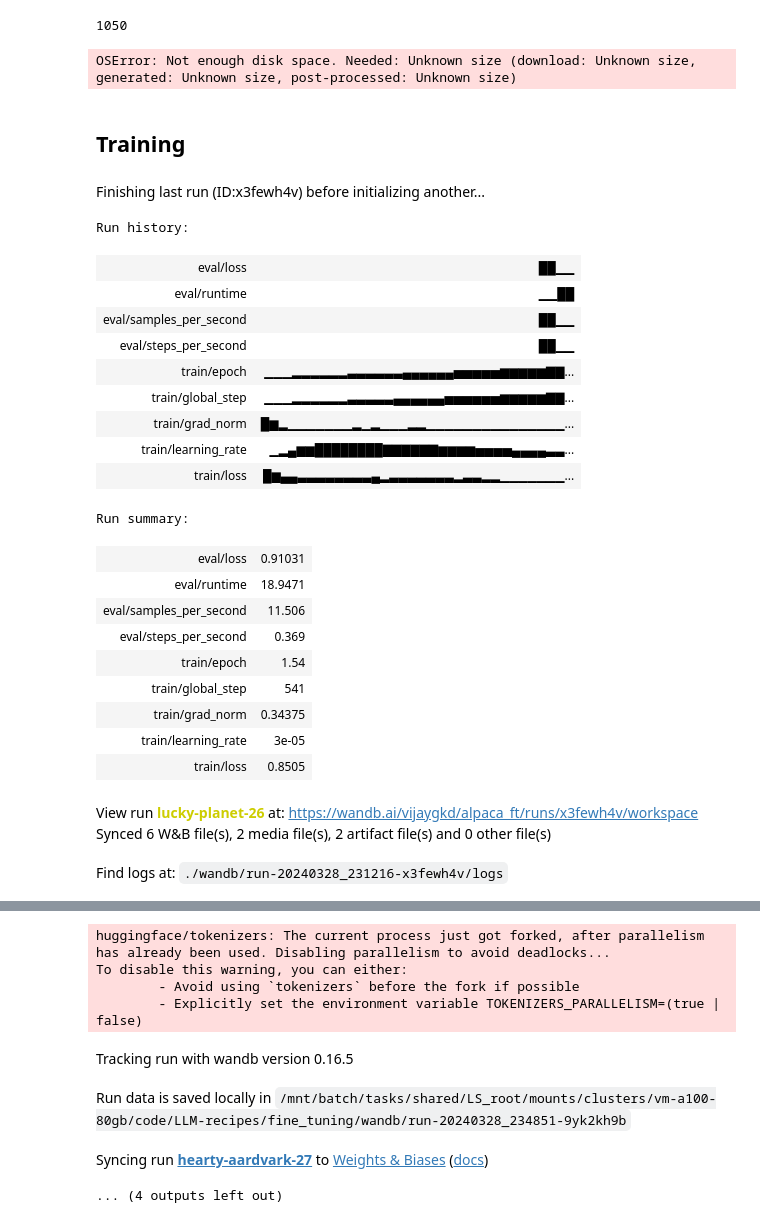
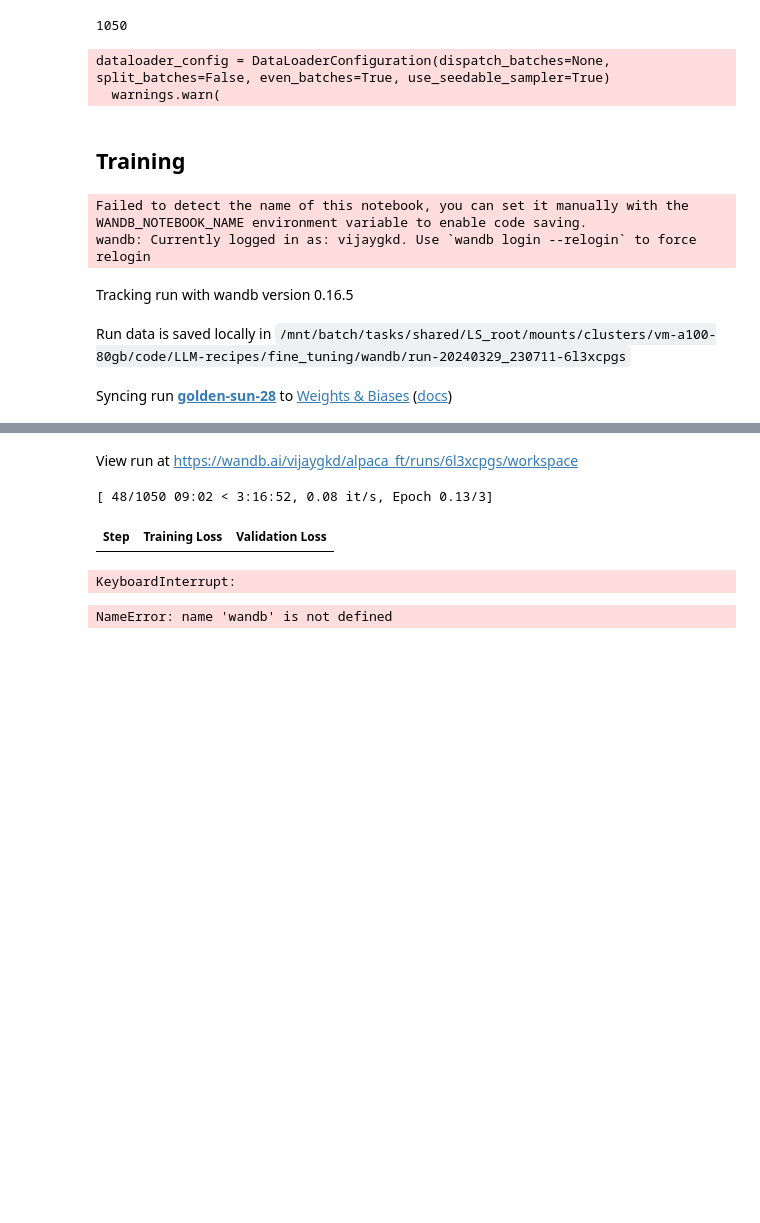
Before and after one commit to vijaygkd/LLM-recipes, a Jupyter notebook: fine_tuning/QLoRA fine tuning.ipynb, the cells around one changed output, grey strips where cells are left out. Cells and saved outputs as stored; diff of their text form; code cells hidden in the pictures; blank space fills up the shorter version.

```diff
--- a/fine_tuning/QLoRA fine tuning.ipynb
+++ b/fine_tuning/QLoRA fine tuning.ipynb
@@ -165,7 +173,7 @@ To enable them in other operations, rebuild TensorFlow with the appropriate comp
 # %%
-batch_size = 16
-gradient_accumulation_steps = 2
-epochs = 3
+batch_size = 32
+gradient_accumulation_steps = 1
+epochs = 2
 
 total_num_steps = 11_210 * epochs // (batch_size * gradient_accumulation_steps)
 print(total_num_steps)
@@ -177,15 +185,15 @@ training_args = TrainingArguments(
     output_dir=output_dir,
     per_device_train_batch_size=batch_size,
     per_device_eval_batch_size=batch_size//2,
-    bf16=False,                        # requires Ampere GPU (A100. not T4)
+    bf16=True,                        # requires Ampere GPU (A100. not T4)
     learning_rate=2e-4,
     lr_scheduler_type="cosine",
     warmup_ratio=0.1,
     # num_train_epochs=1,
     max_steps=total_num_steps,
     gradient_accumulation_steps=gradient_accumulation_steps,
-    gradient_checkpointing=True,
-    gradient_checkpointing_kwargs=dict(use_reentrant=False),
+    gradient_checkpointing=False,
+    # gradient_checkpointing_kwargs=dict(use_reentrant=False),
     evaluation_strategy="steps",
     eval_steps=total_num_steps // epochs,
     # logging strategies
@@ -209,7 +217,8 @@ trainer = SFTTrainer(
     peft_config=peft_config             # LoRA config
 )
 # %% [output]
-OSError: Not enough disk space. Needed: Unknown size (download: Unknown size, generated: Unknown size, post-processed: Unknown size)
+dataloader_config = DataLoaderConfiguration(dispatch_batches=None, split_batches=False, even_batches=True, use_seedable_sampler=True)
+  warnings.warn(
 # %%
 wandb_callback = LLMSampleCB(trainer, test_dataset, num_samples=20, max_new_tokens=256)
 
@@ -219,7 +228,7 @@ trainer.add_callback(wandb_callback)
 ## Training
 # %%
 wandb.init(project="alpaca_ft",
-           tags=["hf_sft"],
+           tags=["hf_lora"],
            job_type="train",
            config=training_args)
 
@@ -229,27 +238,8 @@ trainer.train()
 
 wandb.finish()
 # %% [output]
+Failed to detect the name of this notebook, you can set it manually with the WANDB_NOTEBOOK_NAME environment variable to enable code saving.
+wandb: Currently logged in as: vijaygkd. Use `wandb login --relogin` to force relogin
-Finishing last run (ID:x3fewh4v) before initializing another...
+Tracking run with wandb version 0.16.5
-Run history:
-| eval/loss | ██▁▁ |
-| eval/runtime | ▁▁██ |
-| eval/samples_per_second | ██▁▁ |
-| eval/steps_per_second | ██▁▁ |
-| train/epoch | ▁▁▁▂▂▂▂▂▂▃▃▃▃▃▃▄▄▄▄▄▄▅▅▅▅▅▆▆▆▆▆▇▇... |
-| train/global_step | ▁▁▁▂▂▂▂▂▂▃▃▃▃▃▄▄▄▄▄▄▅▅▅▅▅▅▆▆▆▆▆▇▇... |
-| train/grad_norm | █▆▂▁▁▁▁▁▁▁▂▁▂▁▁▁▂▂▁▁▁▁▁▁▁▁▁▁▁▁▁▁▁... |
-| train/learning_rate | ▁▂▄▆▆████████▇▇▇▇▇▇▆▆▆▆▅▅▅▅▄▄▄▄▃▃... |
-| train/loss | █▆▄▄▃▃▃▃▃▃▃▃▄▂▃▃▃▃▃▃▃▂▃▃▂▂▁▁▁▁▁▁▁... |
-Run summary:
-| eval/loss | 0.91031 |
-| eval/runtime | 18.9471 |
-| eval/samples_per_second | 11.506 |
-| eval/steps_per_second | 0.369 |
-| train/epoch | 1.54 |
-| train/global_step | 541 |
-| train/grad_norm | 0.34375 |
-| train/learning_rate | 3e-05 |
-| train/loss | 0.8505 |
-View run lucky-planet-26 at: https://wandb.ai/vijaygkd/alpaca_ft/runs/x3fewh4v/workspace
-Synced 6 W&B file(s), 2 media file(s), 2 artifact file(s) and 0 other file(s)
+Run data is saved locally in /mnt/batch/tasks/shared/LS_root/mounts/clusters/vm-a100-80gb/code/LLM-recipes/fine_tuning/wandb/run-20240329_230711-6l3xcpgs
-Find logs at: ./wandb/run-20240328_231216-x3fewh4v/logs
+Syncing run golden-sun-28 to Weights & Biases (docs)
@@ -257,8 +247,8 @@ Successfully finished last run (ID:x3fewh4v). Initializing new run:
+View run at https://wandb.ai/vijaygkd/alpaca_ft/runs/6l3xcpgs/workspace
+[ 48/1050 09:02 < 3:16:52, 0.08 it/s, Epoch 0.13/3]
+| Step | Training Loss | Validation Loss |
-huggingface/tokenizers: The current process just got forked, after parallelism has already been used. Disabling parallelism to avoid deadlocks...
-To disable this warning, you can either:
-        - Avoid using `tokenizers` before the fork if possible
-        - Explicitly set the environment variable TOKENIZERS_PARALLELISM=(true | false)
+KeyboardInterrupt:
-Tracking run with wandb version 0.16.5
-Run data is saved locally in /mnt/batch/tasks/shared/LS_root/mounts/clusters/vm-a100-80gb/code/LLM-recipes/fine_tuning/wandb/run-20240328_234851-9yk2kh9b
-Syncing run hearty-aardvark-27 to Weights & Biases (docs)
-... (4 outputs left out)
+# %%
+wandb.finish()
+# %% [output]
+NameError: name 'wandb' is not defined
```
Also changed, not shown: parts of 4 cells of this notebook.
